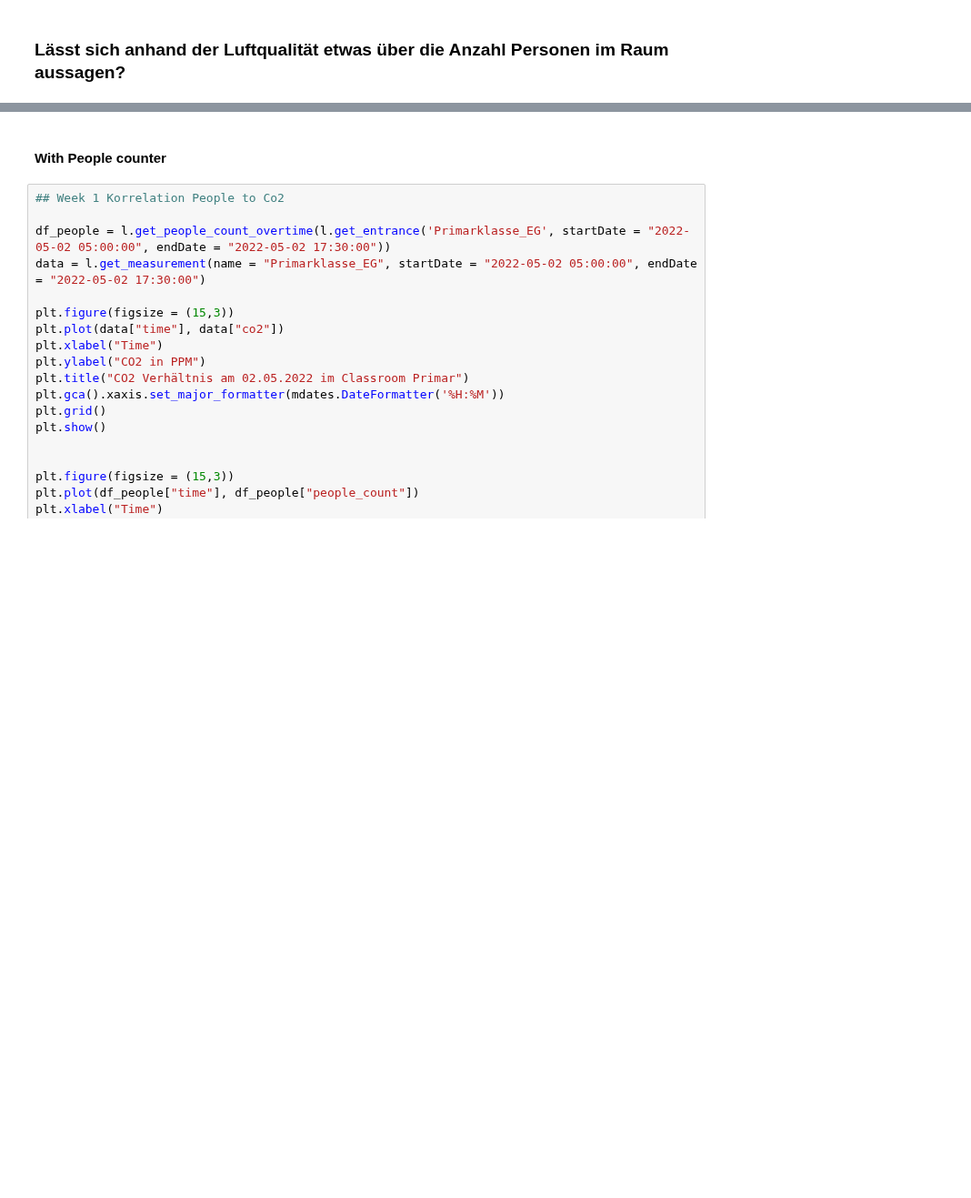
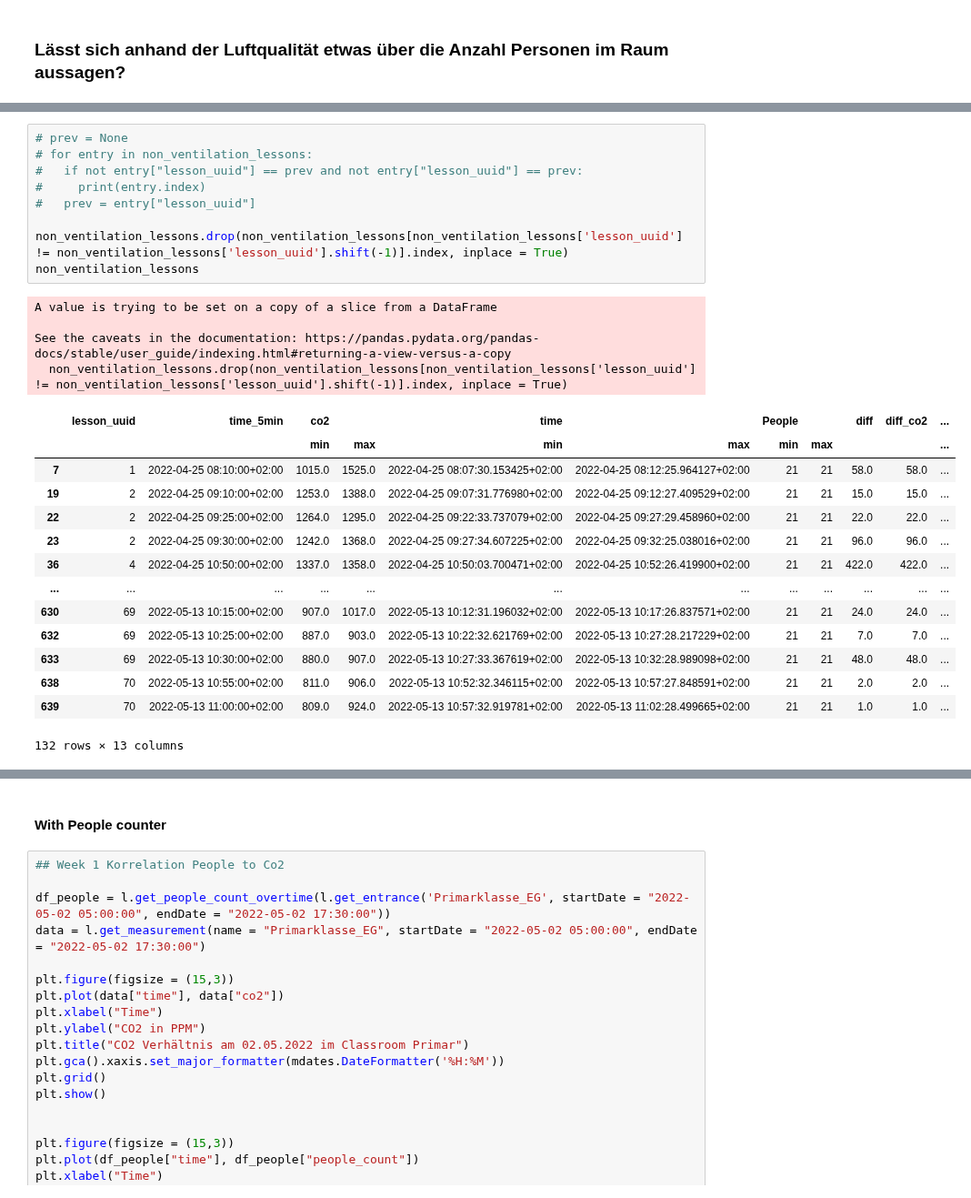
Before and after one commit to Smart-Classroom-Challenge/Data-Evaluation, a Jupyter notebook: Forschungsfrage_2.ipynb, the cells around one changed output, grey strips where cells are left out. Shown at 91% size. Cells and saved outputs as stored; diff of their text form; blank space fills up the shorter version.

```diff
--- a/Forschungsfrage_2.ipynb
+++ b/Forschungsfrage_2.ipynb
@@ -10,0 +258,28 @@ l = lib.Offload()
+# %%
+# prev = None
+# for entry in non_ventilation_lessons:
+#   if not entry["lesson_uuid"] == prev and not entry["lesson_uuid"] == prev:
+#     print(entry.index)
+#   prev = entry["lesson_uuid"]
+
+non_ventilation_lessons.drop(non_ventilation_lessons[non_ventilation_lessons['lesson_uuid'] != non_ventilation_lessons['lesson_uuid'].shift(-1)].index, inplace = True)
+non_ventilation_lessons
+# %% [output]
+A value is trying to be set on a copy of a slice from a DataFrame
+
+See the caveats in the documentation: https://pandas.pydata.org/pandas-docs/stable/user_guide/indexing.html#returning-a-view-versus-a-copy
+  non_ventilation_lessons.drop(non_ventilation_lessons[non_ventilation_lessons['lesson_uuid'] != non_ventilation_lessons['lesson_uuid'].shift(-1)].index, inplace = True)
+|  | lesson_uuid | time_5min | co2 |  | time |  | People |  | diff | diff_co2 | ... |
+|  |  |  | min | max | min | max | min | max |  |  | ... |
+| 7 | 1 | 2022-04-25 08:10:00+02:00 | 1015.0 | 1525.0 | 2022-04-25 08:07:30.153425+02:00 | 2022-04-25 08:12:25.964127+02:00 | 21 | 21 | 58.0 | 58.0 | ... |
+| 19 | 2 | 2022-04-25 09:10:00+02:00 | 1253.0 | 1388.0 | 2022-04-25 09:07:31.776980+02:00 | 2022-04-25 09:12:27.409529+02:00 | 21 | 21 | 15.0 | 15.0 | ... |
+| 22 | 2 | 2022-04-25 09:25:00+02:00 | 1264.0 | 1295.0 | 2022-04-25 09:22:33.737079+02:00 | 2022-04-25 09:27:29.458960+02:00 | 21 | 21 | 22.0 | 22.0 | ... |
+| 23 | 2 | 2022-04-25 09:30:00+02:00 | 1242.0 | 1368.0 | 2022-04-25 09:27:34.607225+02:00 | 2022-04-25 09:32:25.038016+02:00 | 21 | 21 | 96.0 | 96.0 | ... |
+| 36 | 4 | 2022-04-25 10:50:00+02:00 | 1337.0 | 1358.0 | 2022-04-25 10:50:03.700471+02:00 | 2022-04-25 10:52:26.419900+02:00 | 21 | 21 | 422.0 | 422.0 | ... |
+| ... | ... | ... | ... | ... | ... | ... | ... | ... | ... | ... | ... |
+| 630 | 69 | 2022-05-13 10:15:00+02:00 | 907.0 | 1017.0 | 2022-05-13 10:12:31.196032+02:00 | 2022-05-13 10:17:26.837571+02:00 | 21 | 21 | 24.0 | 24.0 | ... |
+| 632 | 69 | 2022-05-13 10:25:00+02:00 | 887.0 | 903.0 | 2022-05-13 10:22:32.621769+02:00 | 2022-05-13 10:27:28.217229+02:00 | 21 | 21 | 7.0 | 7.0 | ... |
+| 633 | 69 | 2022-05-13 10:30:00+02:00 | 880.0 | 907.0 | 2022-05-13 10:27:33.367619+02:00 | 2022-05-13 10:32:28.989098+02:00 | 21 | 21 | 48.0 | 48.0 | ... |
+| 638 | 70 | 2022-05-13 10:55:00+02:00 | 811.0 | 906.0 | 2022-05-13 10:52:32.346115+02:00 | 2022-05-13 10:57:27.848591+02:00 | 21 | 21 | 2.0 | 2.0 | ... |
+| 639 | 70 | 2022-05-13 11:00:00+02:00 | 809.0 | 924.0 | 2022-05-13 10:57:32.919781+02:00 | 2022-05-13 11:02:28.499665+02:00 | 21 | 21 | 1.0 | 1.0 | ... |
+132 rows × 13 columns
```
Also changed, not shown: parts of 9 cells of this notebook, 2 other files.
